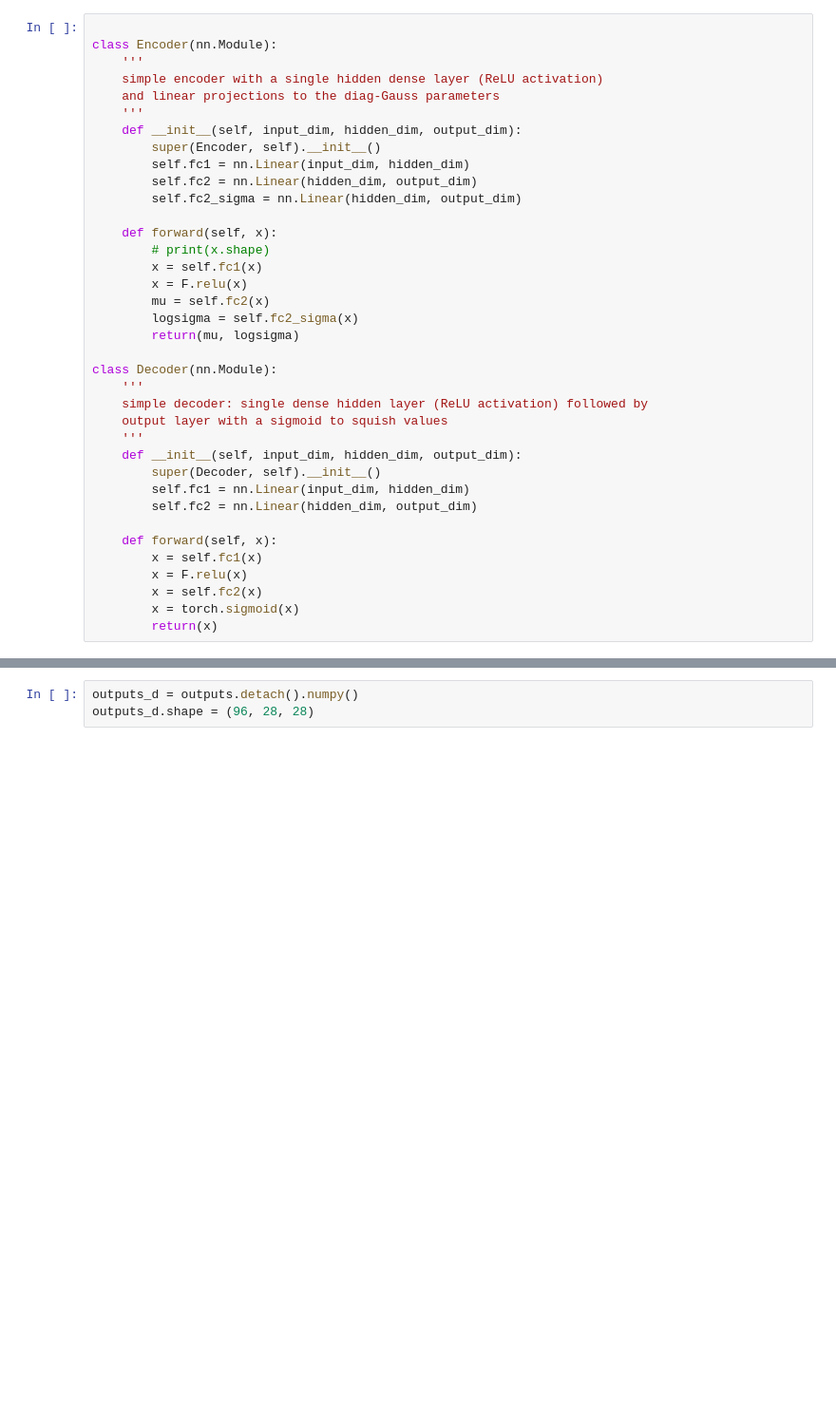
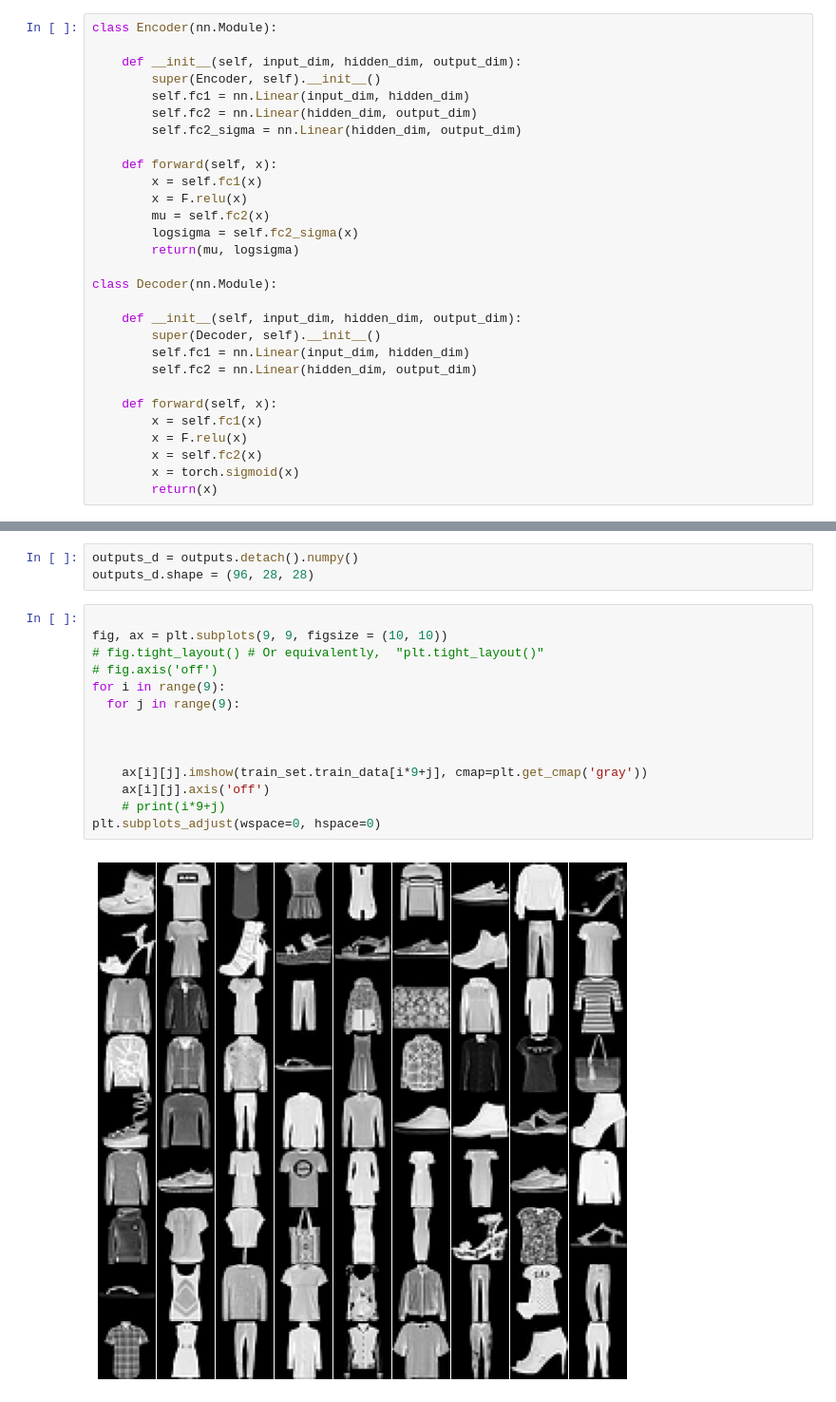
Before and after one commit to diegounzueta/Medium-Articles-, a Jupyter notebook: VAEs.ipynb, the cells around one changed output, grey strips where cells are left out. Shown at 95% size. Drawn from its saved outputs; the diff is of its cells as text; blank space fills up the shorter version.

```diff
--- a/VAEs.ipynb
+++ b/VAEs.ipynb
@@ -36,12 +36,8 @@ train_loader = torch.utils.data.DataLoader(
     train_set, batch_size=batch_size
 )
 # %%
+class Encoder(nn.Module):
 
-class Encoder(nn.Module):
-    '''
-    simple encoder with a single hidden dense layer (ReLU activation)
-    and linear projections to the diag-Gauss parameters
-    '''
     def __init__(self, input_dim, hidden_dim, output_dim):
         super(Encoder, self).__init__()
         self.fc1 = nn.Linear(input_dim, hidden_dim)
@@ -49,7 +45,6 @@ class Encoder(nn.Module):
         self.fc2_sigma = nn.Linear(hidden_dim, output_dim)
 
     def forward(self, x):
-        # print(x.shape)
         x = self.fc1(x)
         x = F.relu(x)
         mu = self.fc2(x)
@@ -57,10 +52,7 @@ class Encoder(nn.Module):
         return(mu, logsigma)
 
 class Decoder(nn.Module):
-    '''
-    simple decoder: single dense hidden layer (ReLU activation) followed by
-    output layer with a sigmoid to squish values
-    '''
+
     def __init__(self, input_dim, hidden_dim, output_dim):
         super(Decoder, self).__init__()
         self.fc1 = nn.Linear(input_dim, hidden_dim)
@@ -130,4 +109,20 @@ for epoch in range(nEpoch):
 # %%
 outputs_d = outputs.detach().numpy()
 outputs_d.shape = (96, 28, 28)
+# %%
+
+fig, ax = plt.subplots(9, 9, figsize = (10, 10))
+# fig.tight_layout() # Or equivalently,  "plt.tight_layout()"
+# fig.axis('off')
+for i in range(9):
+  for j in range(9):
+
+
+
+    ax[i][j].imshow(train_set.train_data[i*9+j], cmap=plt.get_cmap('gray'))
+    ax[i][j].axis('off')
+    # print(i*9+j)
+plt.subplots_adjust(wspace=0, hspace=0)
+# %% [output]
+[figure, added]
 # %%
```
Also changed, not shown: parts of 14 cells of this notebook.
